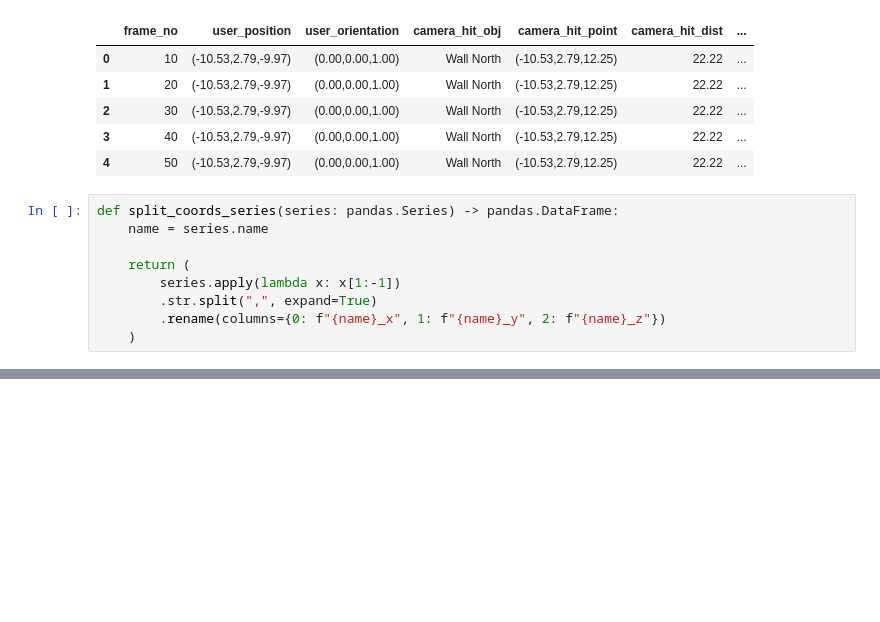
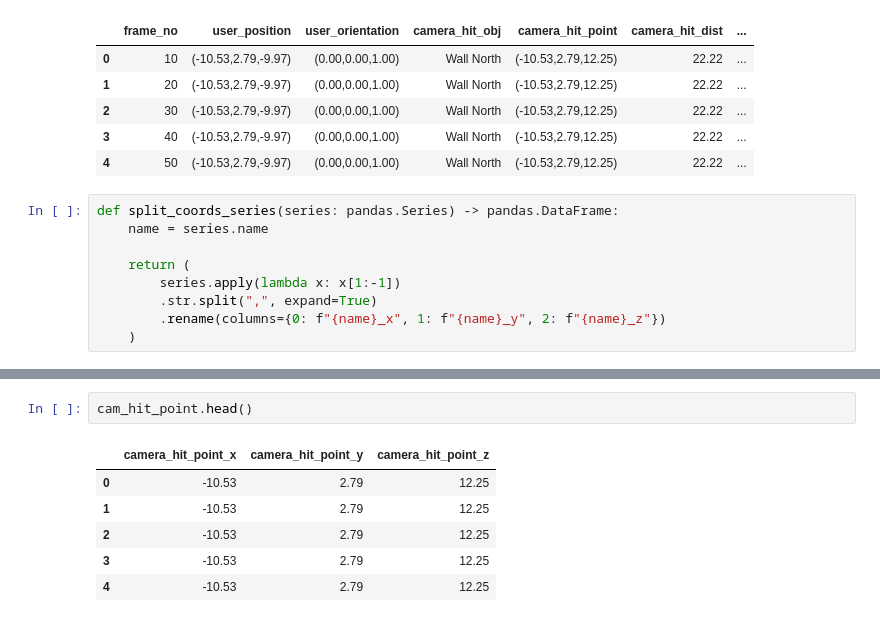
Before and after one commit to spencerwooo/situational-awareness-vr, a Jupyter notebook: DataAnalysis/InteractionAnalysis.ipynb, the cells around one changed output, grey strips where cells are left out. Cells and saved outputs as stored; diff of their text form; blank space fills up the shorter version.

```diff
--- a/DataAnalysis/InteractionAnalysis.ipynb
+++ b/DataAnalysis/InteractionAnalysis.ipynb
@@ -46,0 +47,9 @@ user_position
+# %%
+cam_hit_point.head()
+# %% [output]
+|  | camera_hit_point_x | camera_hit_point_y | camera_hit_point_z |
+| 0 | -10.53 | 2.79 | 12.25 |
+| 1 | -10.53 | 2.79 | 12.25 |
+| 2 | -10.53 | 2.79 | 12.25 |
+| 3 | -10.53 | 2.79 | 12.25 |
+| 4 | -10.53 | 2.79 | 12.25 |
```
Also changed, not shown: parts of 6 cells of this notebook, 2 other files.
